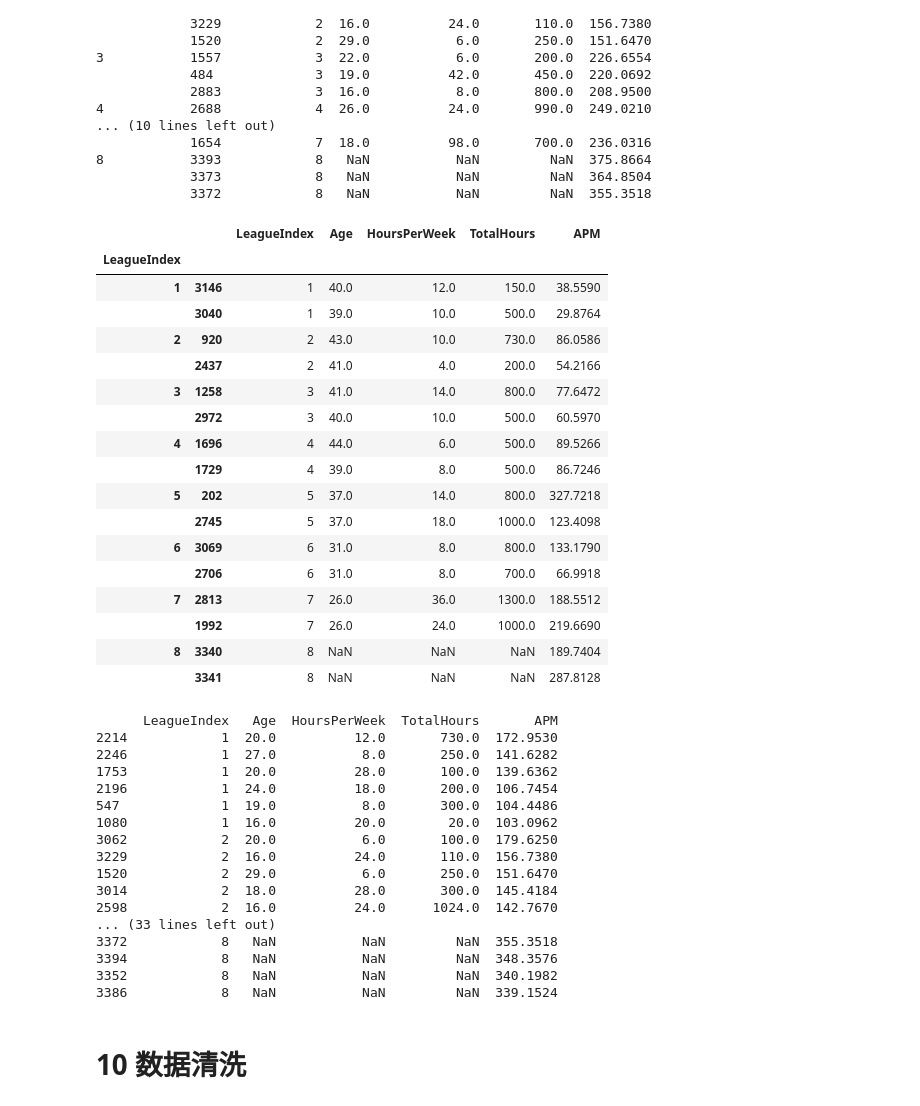
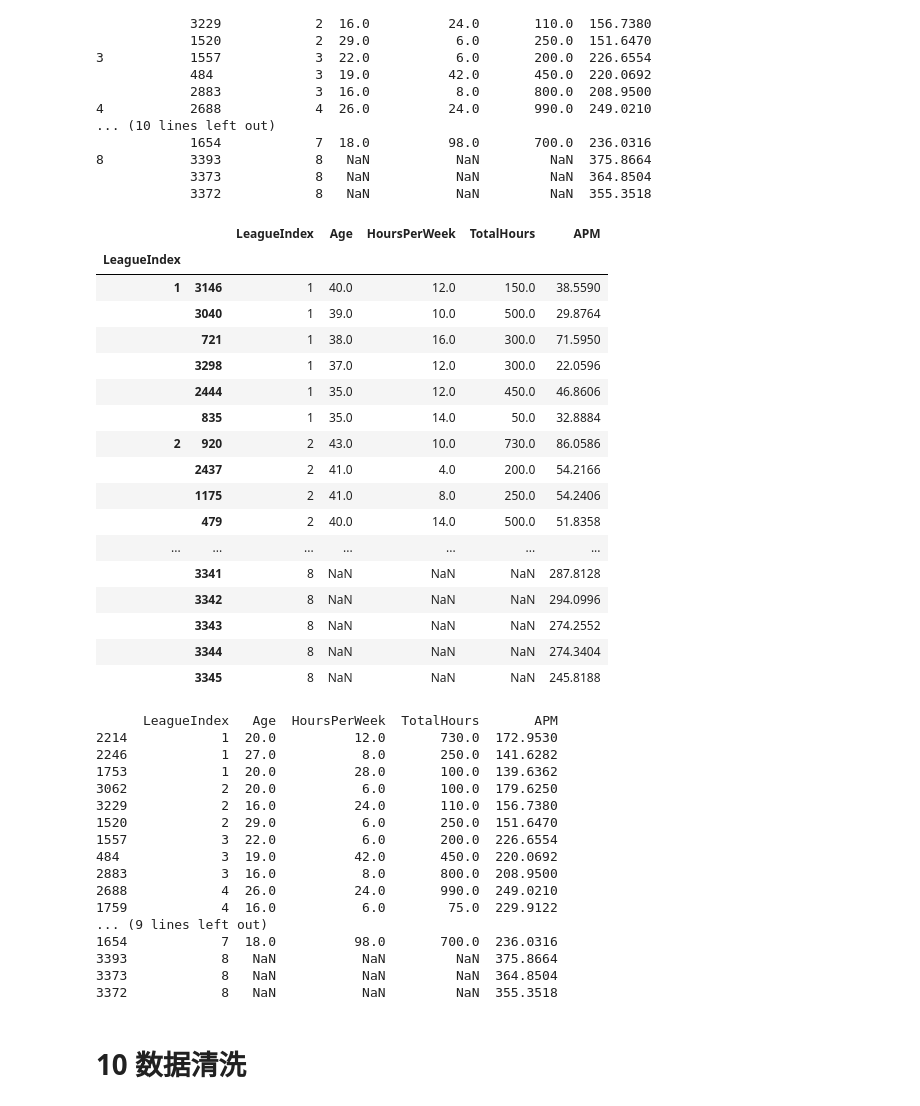
Before and after one commit to disloot/pythonProject, a Jupyter notebook: day55/pandas学习3.ipynb, the cells around one changed output. Drawn from its saved outputs; the diff is of its cells as text; code cells hidden in the pictures.

```diff
--- a/day55/pandas学习3.ipynb
+++ b/day55/pandas学习3.ipynb
@@ -1636,5 +1585,5 @@ timeStamp
 # %%
-file_path = "./PM2.5/BeijingPM20100101_20151231.csv"
+file_path = "./pm2.5/BeijingPM20100101_20151231.csv"
 
 df = pd.read_csv(file_path)
 # print(df.head(10))
@@ -1644,6 +1593,8 @@ period = pd.PeriodIndex(year=df["year"], month=df["month"], day=df["day"],
                         hour=df["hour"], freq="H")
 df["datetime"] = period
 print(df.head(10))
+# 把datetime 设置为索引
+df.set_index("datetime", inplace=True)
 # %% [output]
    No  year  month  day  hour  season  PM_Dongsi  PM_Dongsihuan  \
 0   1  2010      1    1     0       4        NaN            NaN
@@ -1662,10 +1613,3 @@ print(df.head(10))
 7            0.0    0.0  2010-01-01 07:00
 8            0.0    0.0  2010-01-01 08:00
 9            0.0    0.0  2010-01-01 09:00
-# %%
-# 把datetime 设置为索引
-df.set_index("datetime", inplace=True)
-
-# 进行降采样，进行降采样，行索引必须是pd的时间类型
-df = df.resample("7D").mean()
-print(df.head())
@@ -1689,0 +1616,8 @@ datetime
+# %%
+
+
+# 进行降采样，进行降采样，行索引必须是pd的时间类型
+# print(list(df.dtypes.index))
+# df = df.loc[:,[col for col in df.dtypes.index if df.dtypes[col]=='float64']].resample("7D").mean()
+df = df.select_dtypes('float64').resample("7D").mean()
+print(df.head())
@@ -1929,26 +1827,26 @@ LeagueIndex
             3372            8   NaN           NaN         NaN  355.3518
 # %%
 # apply函数接收的参数会传入自定义的函数中
-df_data.groupby('LeagueIndex').apply(top_n, n=2, column='Age')
+df_data.groupby('LeagueIndex').apply(top_n, n=6, column='Age')
 # %% [output]
 |  |  | LeagueIndex | Age | HoursPerWeek | TotalHours | APM |
 | LeagueIndex |  |  |  |  |  |  |
 | 1 | 3146 | 1 | 40.0 | 12.0 | 150.0 | 38.5590 |
 |  | 3040 | 1 | 39.0 | 10.0 | 500.0 | 29.8764 |
+|  | 721 | 1 | 38.0 | 16.0 | 300.0 | 71.5950 |
+|  | 3298 | 1 | 37.0 | 12.0 | 300.0 | 22.0596 |
+|  | 2444 | 1 | 35.0 | 12.0 | 450.0 | 46.8606 |
+|  | 835 | 1 | 35.0 | 14.0 | 50.0 | 32.8884 |
 | 2 | 920 | 2 | 43.0 | 10.0 | 730.0 | 86.0586 |
 |  | 2437 | 2 | 41.0 | 4.0 | 200.0 | 54.2166 |
-| 3 | 1258 | 3 | 41.0 | 14.0 | 800.0 | 77.6472 |
-|  | 2972 | 3 | 40.0 | 10.0 | 500.0 | 60.5970 |
-| 4 | 1696 | 4 | 44.0 | 6.0 | 500.0 | 89.5266 |
-|  | 1729 | 4 | 39.0 | 8.0 | 500.0 | 86.7246 |
-| 5 | 202 | 5 | 37.0 | 14.0 | 800.0 | 327.7218 |
-|  | 2745 | 5 | 37.0 | 18.0 | 1000.0 | 123.4098 |
-| 6 | 3069 | 6 | 31.0 | 8.0 | 800.0 | 133.1790 |
-|  | 2706 | 6 | 31.0 | 8.0 | 700.0 | 66.9918 |
-| 7 | 2813 | 7 | 26.0 | 36.0 | 1300.0 | 188.5512 |
-|  | 1992 | 7 | 26.0 | 24.0 | 1000.0 | 219.6690 |
-| 8 | 3340 | 8 | NaN | NaN | NaN | 189.7404 |
+|  | 1175 | 2 | 41.0 | 8.0 | 250.0 | 54.2406 |
+|  | 479 | 2 | 40.0 | 14.0 | 500.0 | 51.8358 |
+| ... | ... | ... | ... | ... | ... | ... |
 |  | 3341 | 8 | NaN | NaN | NaN | 287.8128 |
+|  | 3342 | 8 | NaN | NaN | NaN | 294.0996 |
+|  | 3343 | 8 | NaN | NaN | NaN | 274.2552 |
+|  | 3344 | 8 | NaN | NaN | NaN | 274.3404 |
+|  | 3345 | 8 | NaN | NaN | NaN | 245.8188 |
 # %%
 print(df_data.groupby('LeagueIndex', group_keys=False).apply(top_n))
 # %% [output]
@@ -1956,19 +1854,19 @@ print(df_data.groupby('LeagueIndex', group_keys=False).apply(top_n))
 2214            1  20.0          12.0       730.0  172.9530
 2246            1  27.0           8.0       250.0  141.6282
 1753            1  20.0          28.0       100.0  139.6362
-2196            1  24.0          18.0       200.0  106.7454
-547             1  19.0           8.0       300.0  104.4486
-1080            1  16.0          20.0        20.0  103.0962
 3062            2  20.0           6.0       100.0  179.6250
 3229            2  16.0          24.0       110.0  156.7380
 1520            2  29.0           6.0       250.0  151.6470
-3014            2  18.0          28.0       300.0  145.4184
-2598            2  16.0          24.0      1024.0  142.7670
-... (33 lines left out)
+1557            3  22.0           6.0       200.0  226.6554
+484             3  19.0          42.0       450.0  220.0692
+2883            3  16.0           8.0       800.0  208.9500
+2688            4  26.0          24.0       990.0  249.0210
+1759            4  16.0           6.0        75.0  229.9122
+... (9 lines left out)
+1654            7  18.0          98.0       700.0  236.0316
+3393            8   NaN           NaN         NaN  375.8664
+3373            8   NaN           NaN         NaN  364.8504
 3372            8   NaN           NaN         NaN  355.3518
-3394            8   NaN           NaN         NaN  348.3576
-3352            8   NaN           NaN         NaN  340.1982
-3386            8   NaN           NaN         NaN  339.1524
 # %% [markdown]
 # 10 数据清洗
 # %%
```
Also changed, not shown: parts of 97 cells of this notebook, 8 other files.
